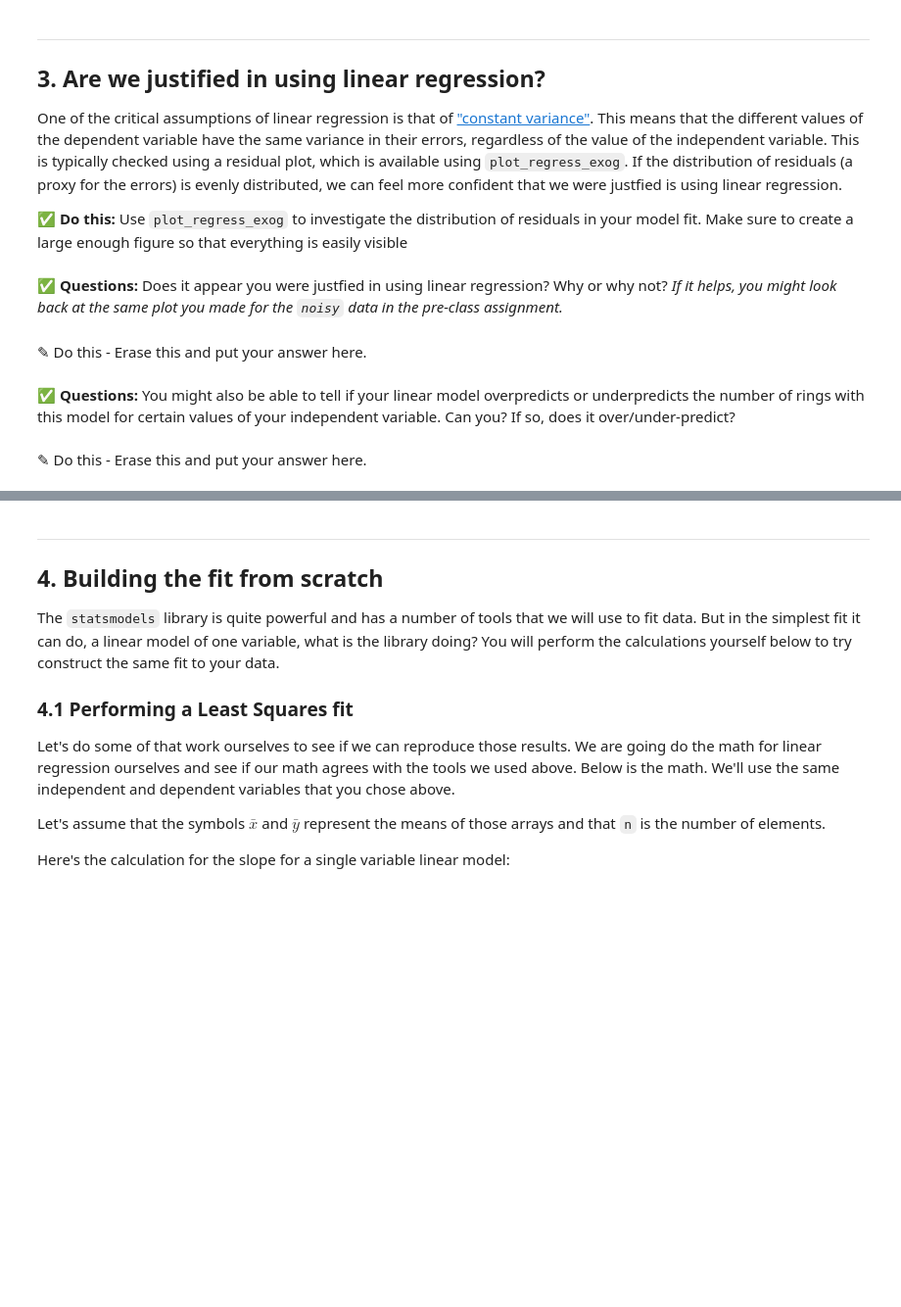
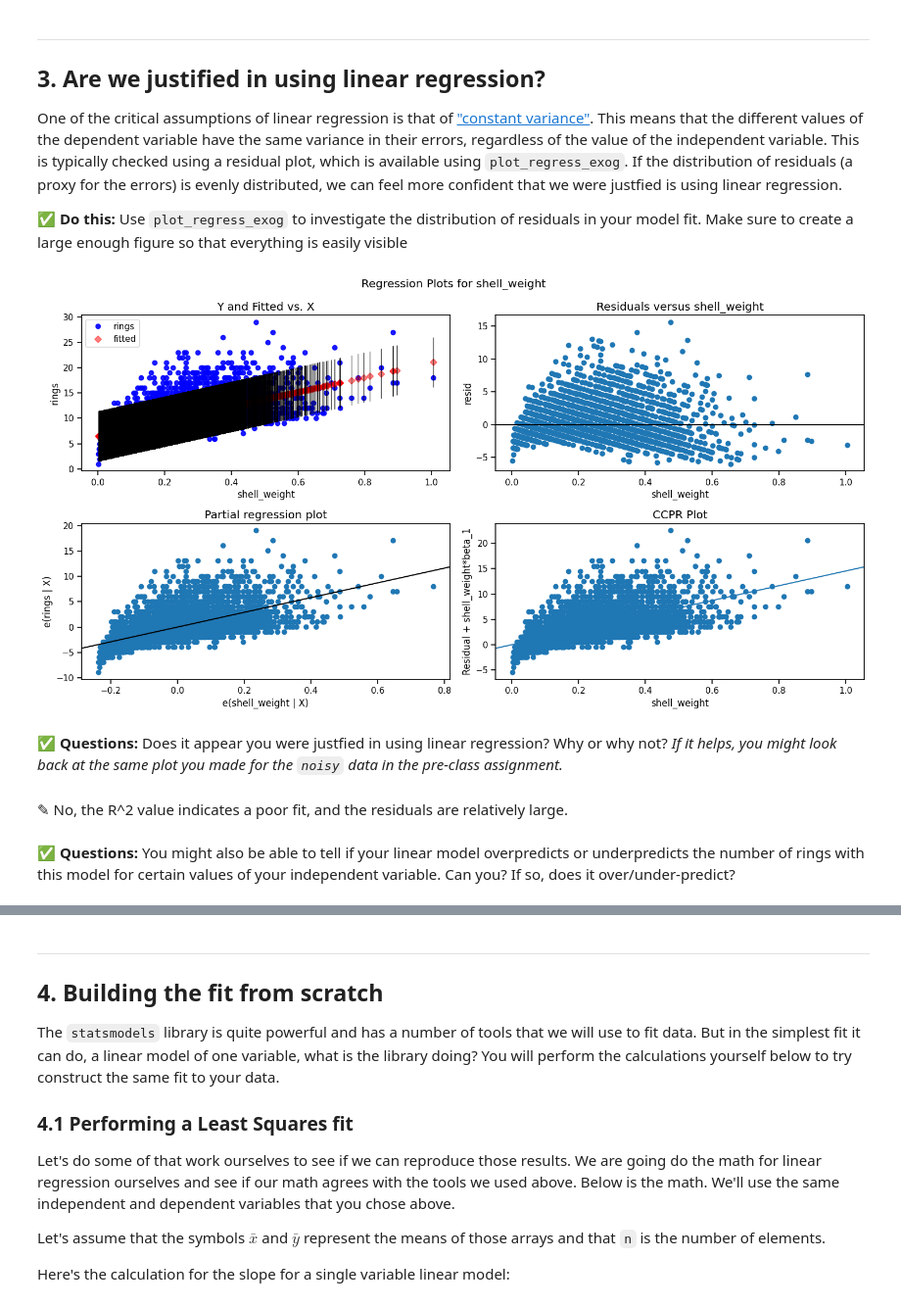
Before and after one commit to graysonslansky/CMSE202-f24-turnin, a Jupyter notebook: Day-13/Day-13_In-Class-Regression-STUDENT.ipynb, the cells around one changed output, grey strips where cells are left out. Shown: that part at 98% size. Saved outputs shown, nothing was run; the diff lists cells and outputs as text; code cells hidden in the pictures; blank space fills up the shorter version.

Commit message:
Uploaded completed file for Day-13_In-Class-Regression-STUDENT.ipynb.

```diff
--- a/Day-13/Day-13_In-Class-Regression-STUDENT.ipynb
+++ b/Day-13/Day-13_In-Class-Regression-STUDENT.ipynb
@@ -200,12 +240,13 @@ One of the critical assumptions of linear regression is that of ["constant varia
 **&#9989; Do this:** Use `plot_regress_exog` to investigate the distribution of residuals in your model fit. Make sure to create a large enough figure so that everything is easily visible
 # %%
 # put your code here
-fig = plt.figure(figsize= ??? )
+fig = plt.figure(figsize= (15,8) )
+fig = sm.graphics.plot_regress_exog(mod.fit(), "shell_weight", fig=fig)
+# %% [output]
+[figure, added]
 # %% [markdown]
 **&#9989; Questions:** Does it appear you were justfied in using linear regression? Why or why not? _If it helps, you might look back at the same plot you made for the `noisy` data in the pre-class assignment._
-# %% [markdown]
-<font size=+3>&#9998;</font> Do this - Erase this and put your answer here.
+# %% [markdown]
+<font size=+3>&#9998;</font> No, the R^2 value indicates a poor fit, and the residuals are relatively large.
 # %% [markdown]
 **&#9989; Questions:**  You might also be able to tell if your linear model overpredicts or underpredicts the number of rings with this model for certain values of your independent variable. Can you? If so, does it over/under-predict?
-# %% [markdown]
-<font size=+3>&#9998;</font> Do this - Erase this and put your answer here.
```
Also changed, not shown: parts of 22 cells of this notebook.
